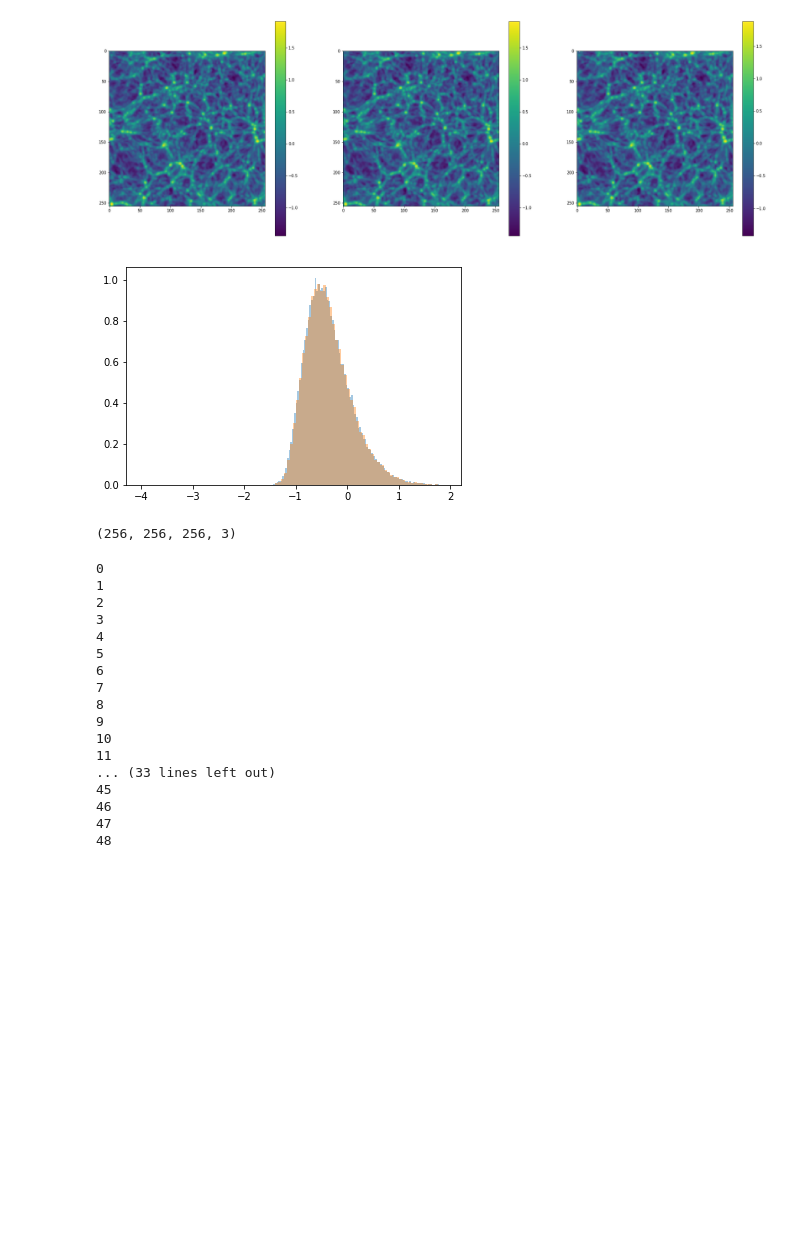
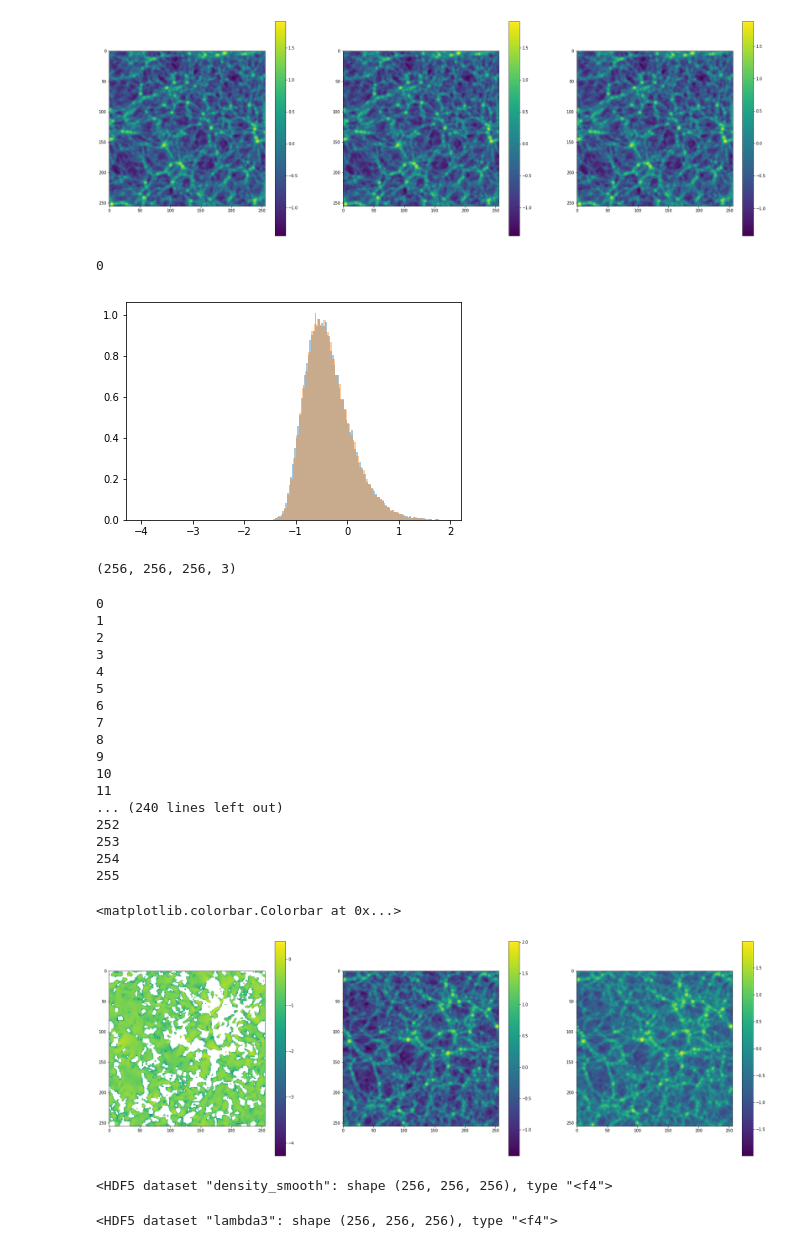
Before and after one commit to forero/IllustrisWeb, a Jupyter notebook: explore.ipynb, the cells around one changed output. Cells and saved outputs as stored; diff of their text form; code cells hidden in the pictures; blank space fills up the shorter version.

Commit message:
write data

```diff
--- a/explore.ipynb
+++ b/explore.ipynb
@@ -112,9 +112,11 @@ slice_id = 10
 #_ = plt.hist(np.log10(np.real(back_data[slice_id,:,:].flatten() + 1)), bins=100, alpha=0.4)
 _ = plt.hist(np.log10(np.real(data_smooth[slice_id,:,:].flatten() + 1)), bins=100, alpha=0.4, density=True)
 r = density[slice_id,:,:].flatten()
+print(np.count_nonzero(density<-1.0))
 #r[r<-1.0] = -1.0
 _ = plt.hist(np.log10(r + 1.0001), bins=100, alpha=0.4, density=True)
 # %% [output]
+0
 [figure]
 # %%
 # https://stackoverflow.com/questions/31206443/numpy-second-derivative-of-a-ndimensional-array
@@ -159,11 +161,9 @@ for i in range(n_side):
     for j in range(n_side):
         for k in range(n_side):
             local_hessian = np.real(h[:,:,i,j,k])/(delta**2)
-            #print(local_hessian, np.trace(local_hessian))
             values, vectors = np.linalg.eig(local_hessian)
-            factor = np.abs(data_smooth[i,j,k]/np.sum(values))
             ii = np.argsort(values)
-            values[ii] = values[ii] * factor
+            values = values[ii]
             vectors = vectors[ii]
             eigenvector1[i,j,k,:] = vectors[:,2]
             eigenvector2[i,j,k,:] = vectors[:,1]
@@ -187,8 +187,26 @@ for i in range(n_side):
 9
 10
 11
-... (33 lines left out)
-45
-46
-47
-48
+... (240 lines left out)
+252
+253
+254
+255
+# %%
+plt.figure(figsize=(30,10))
+
+plt.subplot(1,3,1)
+plt.imshow(np.log10(-lambda2[40,:,:]))
+plt.colorbar()
+
+plt.subplot(1,3,2)
+plt.imshow(np.log10(np.real(data_smooth[40,:,:] + 1)))
+plt.colorbar()
+
+density[density<-1.0]=-1.0
+plt.subplot(1,3,3)
+plt.imshow(np.log10(density[40,:,:] + 1.00))
+plt.colorbar()
+# %% [output]
+<matplotlib.colorbar.Colorbar at 0x...>
+[figure, added]
@@ -194,0 +216,10 @@ for i in range(n_side):
+# %%
+h5f.create_dataset('density_smooth', data=data_smooth)
+# %% [output]
+<HDF5 dataset "density_smooth": shape (256, 256, 256), type "<f4">
+# %%
+h5f.create_dataset('lambda1', data=lambda1)
+h5f.create_dataset('lambda2', data=lambda1)
+h5f.create_dataset('lambda3', data=lambda3)
+# %% [output]
+<HDF5 dataset "lambda3": shape (256, 256, 256), type "<f4">
```
Also changed, not shown: parts of 1 cell of this notebook.
